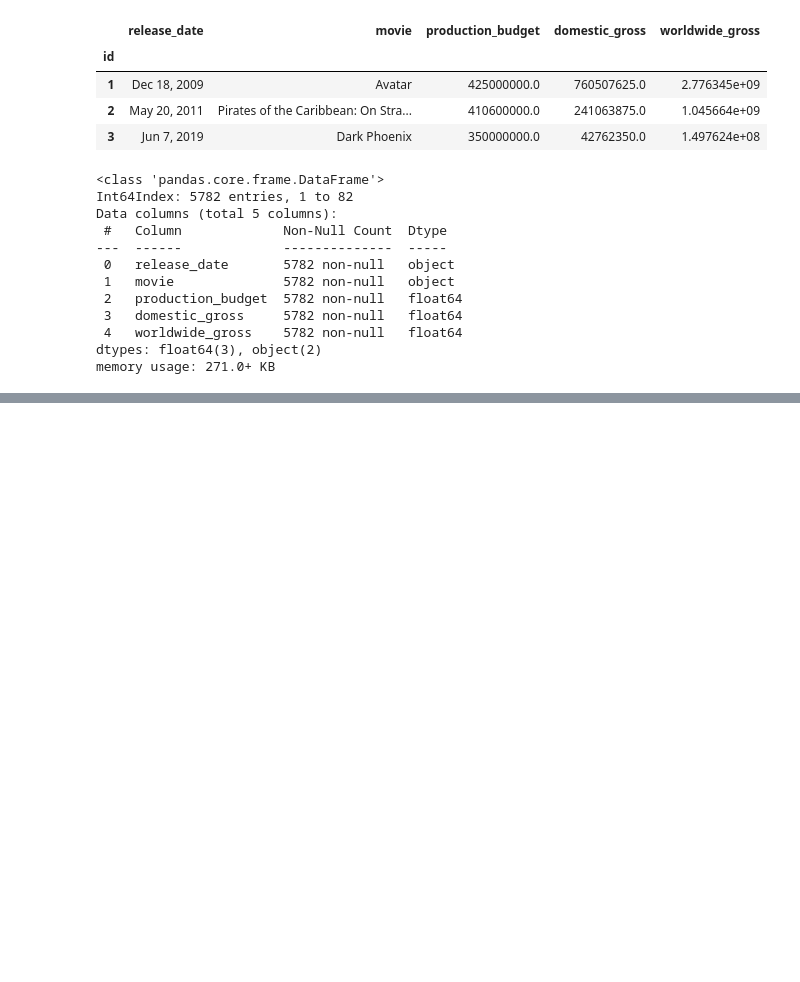
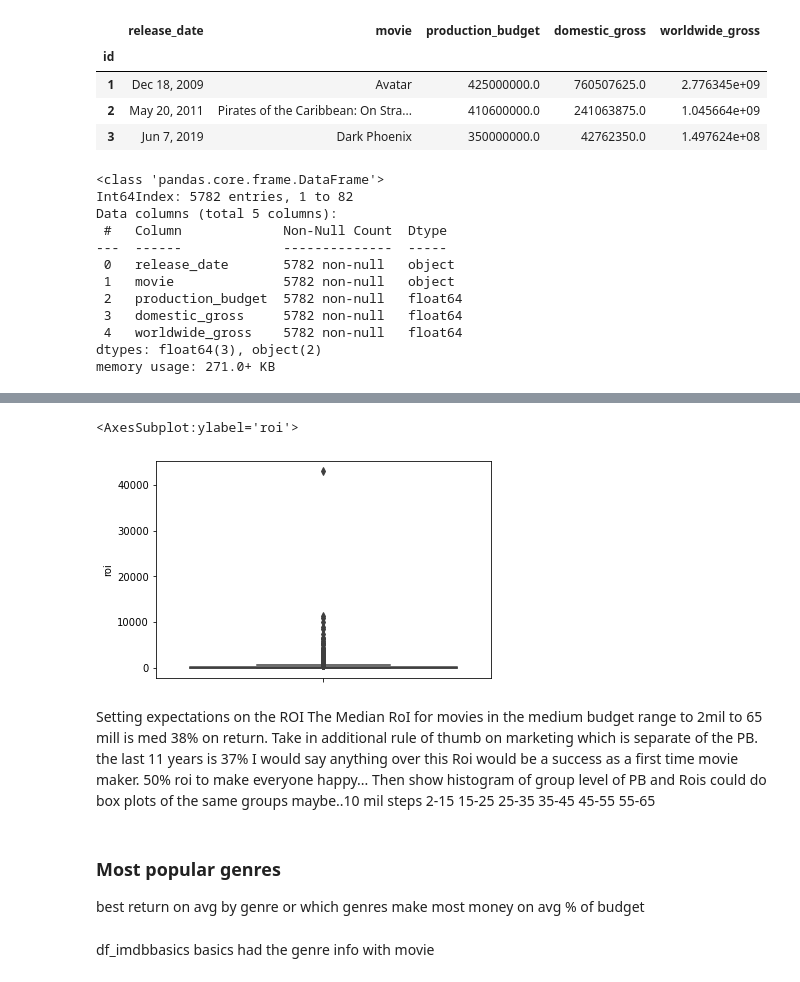
Before and after one commit to SunTzuLombardi/MovieStudioCapstone, a Jupyter notebook: initial_load_clean.ipynb, the cells around one changed output, grey strips where cells are left out. Saved outputs shown, nothing was run; the diff lists cells and outputs as text; code cells hidden in the pictures; blank space fills up the shorter version.

Commit message:
First Question and expectation

```diff
--- a/initial_load_clean.ipynb
+++ b/initial_load_clean.ipynb
@@ -899,0 +1113,13 @@ memory usage: 271.0+ KB
+# %%
+sns.boxplot(y=df_budget_2to65mil_21yr['roi'])
+# %% [output]
+<AxesSubplot:ylabel='roi'>
+[figure, added]
+# %% [markdown]
+Setting expectations on the ROI The Median RoI for movies in the medium budget range to 2mil to 65 mill is med 38% on return. Take in additional rule of thumb on marketing which is separate of the PB. the last 11 years is 37% I would say anything over this Roi would be a success as a first time movie maker. 50% roi to make everyone happy...  Then show histogram of group level of PB and Rois could do box plots of the same groups maybe..10 mil steps 2-15 15-25 25-35 35-45 45-55 55-65
+# %% [markdown]
+### Most popular genres
+best return on avg by genre
+or which genres make most money on avg % of budget
+# %% [markdown]
+df_imdbbasics basics had the genre info with movie
```
Also changed, not shown: parts of 93 cells of this notebook.
